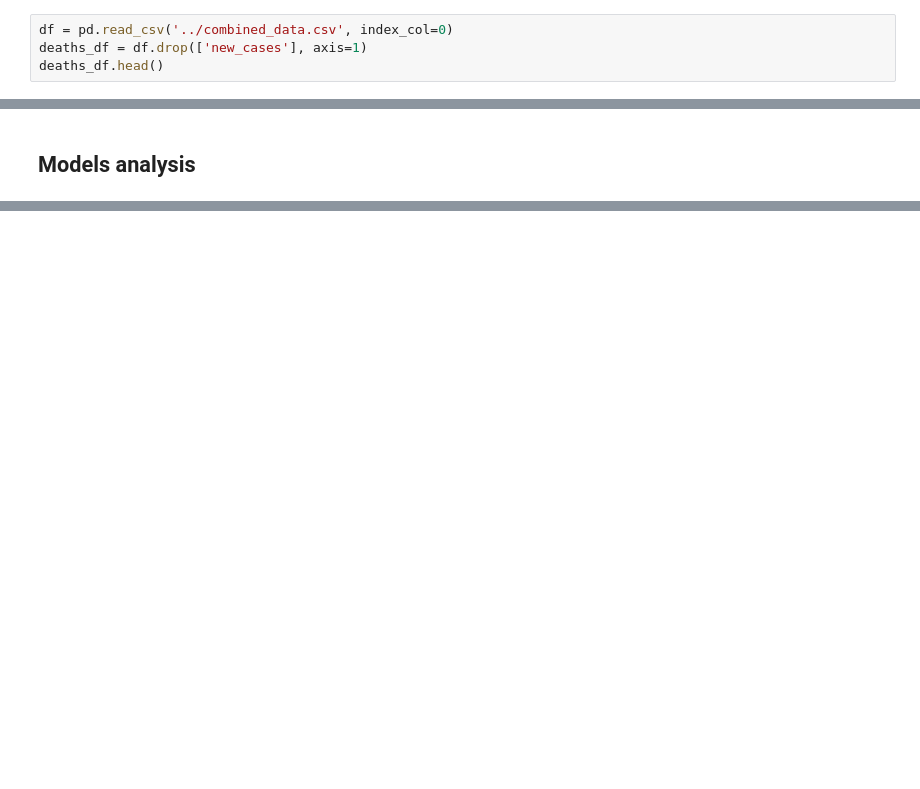
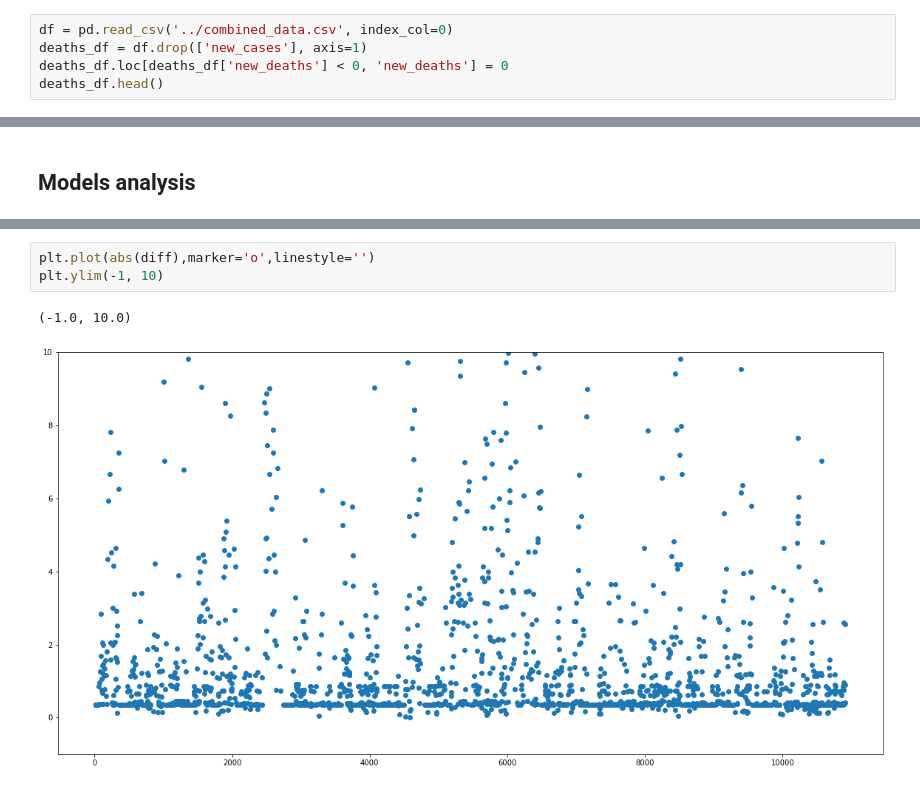
Before and after one commit to kevinmarlis/air-pollution-and-health, a Jupyter notebook: Covid/New tests/Random Forest.ipynb, the cells around one changed output, grey strips where cells are left out. Drawn from its saved outputs; the diff is of its cells as text; blank space fills up the shorter version.

```diff
--- a/Covid/New tests/Random Forest.ipynb
+++ b/Covid/New tests/Random Forest.ipynb
@@ -18,6 +18,7 @@ from sklearn.metrics import mean_absolute_error, median_absolute_error, mean_squ
 # %%
 df = pd.read_csv('../combined_data.csv', index_col=0)
 deaths_df = df.drop(['new_cases'], axis=1)
+deaths_df.loc[deaths_df['new_deaths'] < 0, 'new_deaths'] = 0
 deaths_df.head()
 # %% [output]
 |  | Date | no2 | ozone | pm25 | County | new_deaths |
@@ -360,0 +322,6 @@ sns.violinplot(data=diff.values)
+# %%
+plt.plot(abs(diff),marker='o',linestyle='')
+plt.ylim(-1, 10)
+# %% [output]
+(-1.0, 10.0)
+[figure, added]
```
Also changed, not shown: parts of 25 cells of this notebook.
